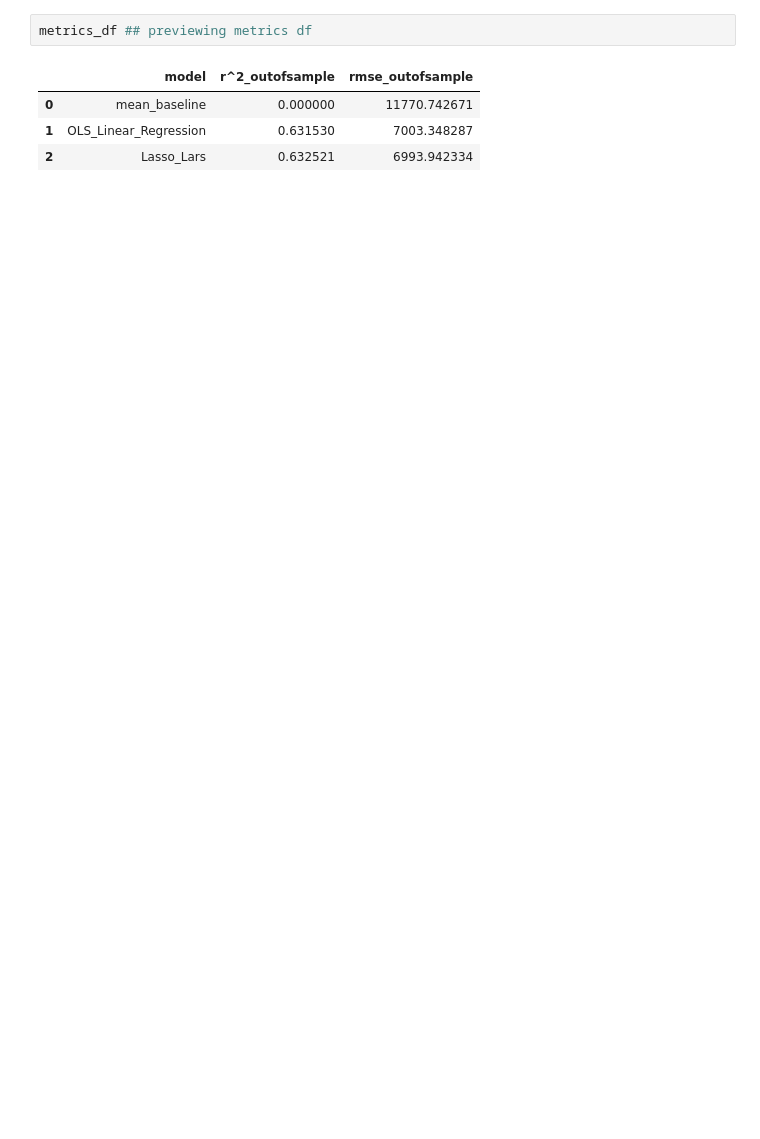
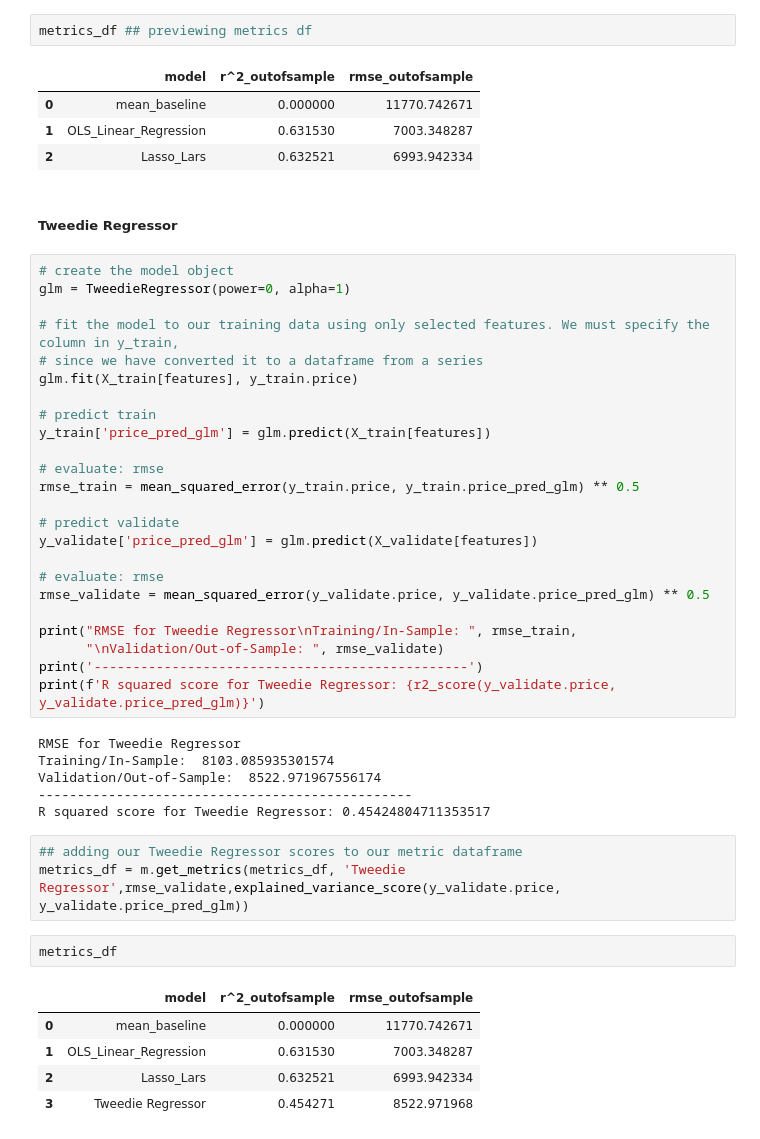
Before and after one commit to ForrestMccrosky/Predicting_bmw_prices, a Jupyter notebook: Final_Report_BMW.ipynb, the cells around one changed output. Cells and saved outputs as stored; diff of their text form; blank space fills up the shorter version.

```diff
--- a/Final_Report_BMW.ipynb
+++ b/Final_Report_BMW.ipynb
@@ -470,3 +470,46 @@ metrics_df ## previewing metrics df
 | 0 | mean_baseline | 0.000000 | 11770.742671 |
 | 1 | OLS_Linear_Regression | 0.631530 | 7003.348287 |
 | 2 | Lasso_Lars | 0.632521 | 6993.942334 |
+# %% [markdown]
+##### Tweedie Regressor
+# %%
+# create the model object
+glm = TweedieRegressor(power=0, alpha=1)
+
+# fit the model to our training data using only selected features. We must specify the column in y_train,
+# since we have converted it to a dataframe from a series
+glm.fit(X_train[features], y_train.price)
+
+# predict train
+y_train['price_pred_glm'] = glm.predict(X_train[features])
+
+# evaluate: rmse
+rmse_train = mean_squared_error(y_train.price, y_train.price_pred_glm) ** 0.5
+
+# predict validate
+y_validate['price_pred_glm'] = glm.predict(X_validate[features])
+
+# evaluate: rmse
+rmse_validate = mean_squared_error(y_validate.price, y_validate.price_pred_glm) ** 0.5
+
+print("RMSE for Tweedie Regressor\nTraining/In-Sample: ", rmse_train,
+      "\nValidation/Out-of-Sample: ", rmse_validate)
+print('------------------------------------------------')
+print(f'R squared score for Tweedie Regressor: {r2_score(y_validate.price, y_validate.price_pred_glm)}')
+# %% [output]
+RMSE for Tweedie Regressor
+Training/In-Sample:  8103.085935301574
+Validation/Out-of-Sample:  8522.971967556174
+------------------------------------------------
+R squared score for Tweedie Regressor: 0.45424804711353517
+# %%
+## adding our Tweedie Regressor scores to our metric dataframe
+metrics_df = m.get_metrics(metrics_df, 'Tweedie Regressor',rmse_validate,explained_variance_score(y_validate.price, y_validate.price_pred_glm))
+# %%
+metrics_df
+# %% [output]
+|  | model | r^2_outofsample | rmse_outofsample |
+| 0 | mean_baseline | 0.000000 | 11770.742671 |
+| 1 | OLS_Linear_Regression | 0.631530 | 7003.348287 |
+| 2 | Lasso_Lars | 0.632521 | 6993.942334 |
+| 3 | Tweedie Regressor | 0.454271 | 8522.971968 |
```
Also changed, not shown: parts of 11 cells of this notebook.
